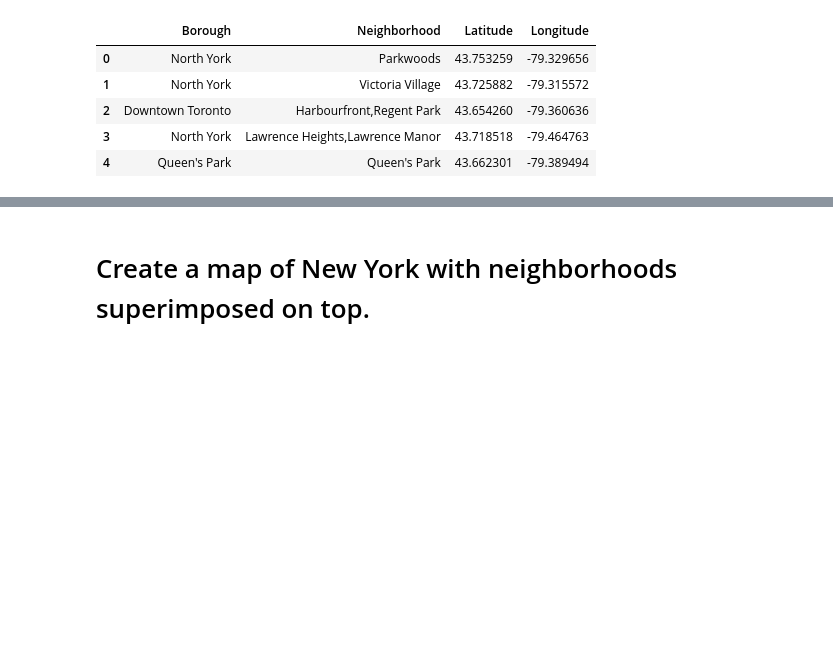
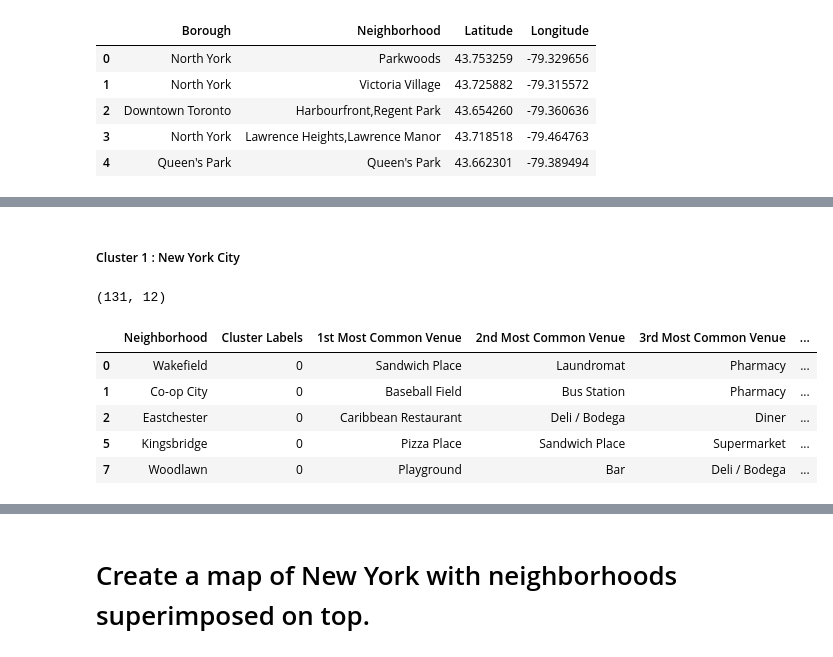
Before and after one commit to KumarHE/capstone-github-example, a Jupyter notebook: BON.ipynb, the cells around one changed output, grey strips where cells are left out. Cells and saved outputs as stored; diff of their text form; code cells hidden in the pictures; blank space fills up the shorter version.

```diff
--- a/BON.ipynb
+++ b/BON.ipynb
@@ -202,0 +497,3 @@ e.> Monument / Landmark
+# %%
+ny_merged=get_Clusters(ny_grouped,ny_neighborhoods_venues_sorted,ny_neighborhoods,n_latitude,n_longitude)
+generate_Map(ny_merged,n_latitude,n_longitude)
@@ -202,0 +512,15 @@ e.> Monument / Landmark
+# %% [markdown]
+##### Cluster 1 : New York City
+# %%
+ny_c1=ny_merged.loc[ny_merged['Cluster Labels'] == 0, ny_merged.columns[[1] + list(range(4, ny_merged.shape[1]))]]
+#ny_c1
+print(ny_c1.shape)
+ny_c1.head()
+# %% [output]
+(131, 12)
+|  | Neighborhood | Cluster Labels | 1st Most Common Venue | 2nd Most Common Venue | 3rd Most Common Venue | ... |
+| 0 | Wakefield | 0 | Sandwich Place | Laundromat | Pharmacy | ... |
+| 1 | Co-op City | 0 | Baseball Field | Bus Station | Pharmacy | ... |
+| 2 | Eastchester | 0 | Caribbean Restaurant | Deli / Bodega | Diner | ... |
+| 5 | Kingsbridge | 0 | Pizza Place | Sandwich Place | Supermarket | ... |
+| 7 | Woodlawn | 0 | Playground | Bar | Deli / Bodega | ... |
```
Also changed, not shown: parts of 39 cells of this notebook.
